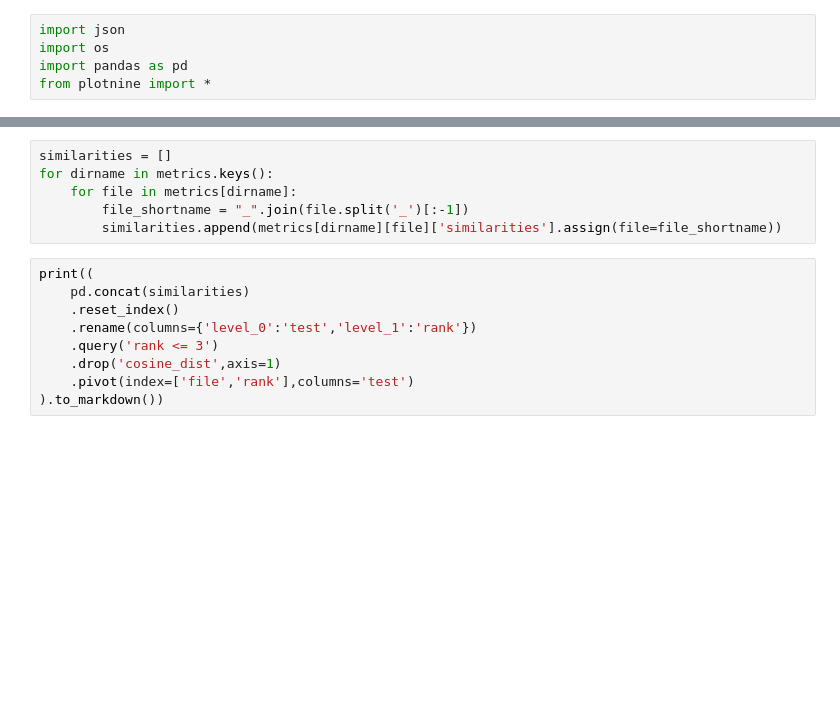
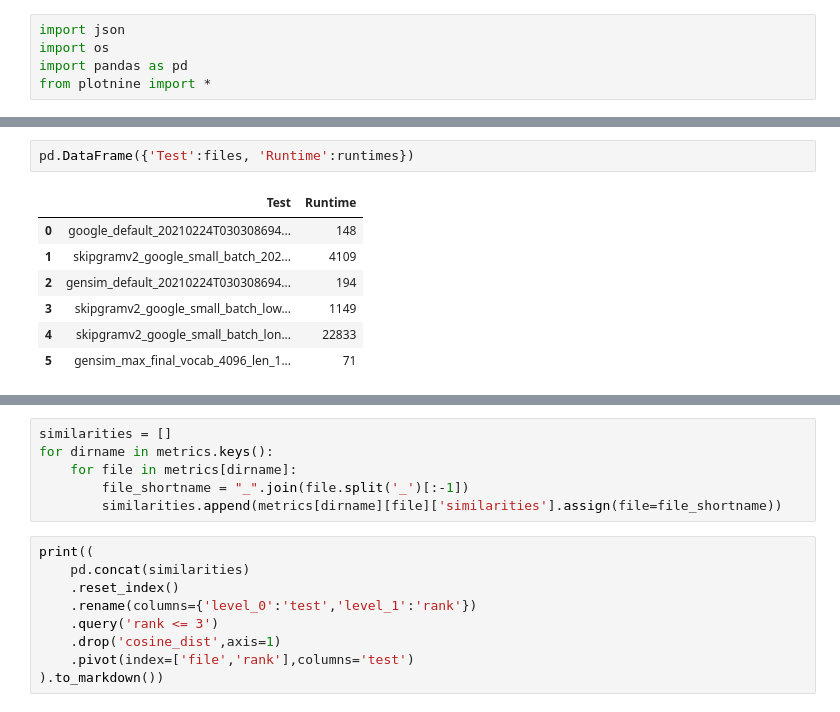
Before and after one commit to asteriske/embedding_study, a Jupyter notebook: notebooks/ReadMetrics.ipynb, the cells around one changed output, grey strips where cells are left out. Saved outputs shown, nothing was run; the diff lists cells and outputs as text; blank space fills up the shorter version.

```diff
--- a/notebooks/ReadMetrics.ipynb
+++ b/notebooks/ReadMetrics.ipynb
@@ -106,0 +137,10 @@ print(benchmark_df.sort_values(["short_name",'test','metric']).to_markdown())
+# %%
+pd.DataFrame({'Test':files, 'Runtime':runtimes})
+# %% [output]
+|  | Test | Runtime |
+| 0 | google_default_20210224T030308694... | 148 |
+| 1 | skipgramv2_google_small_batch_202... | 4109 |
+| 2 | gensim_default_20210224T030308694... | 194 |
+| 3 | skipgramv2_google_small_batch_low... | 1149 |
+| 4 | skipgramv2_google_small_batch_lon... | 22833 |
+| 5 | gensim_max_final_vocab_4096_len_1... | 71 |
```
Also changed, not shown: parts of 12 cells of this notebook, 6 other files.
